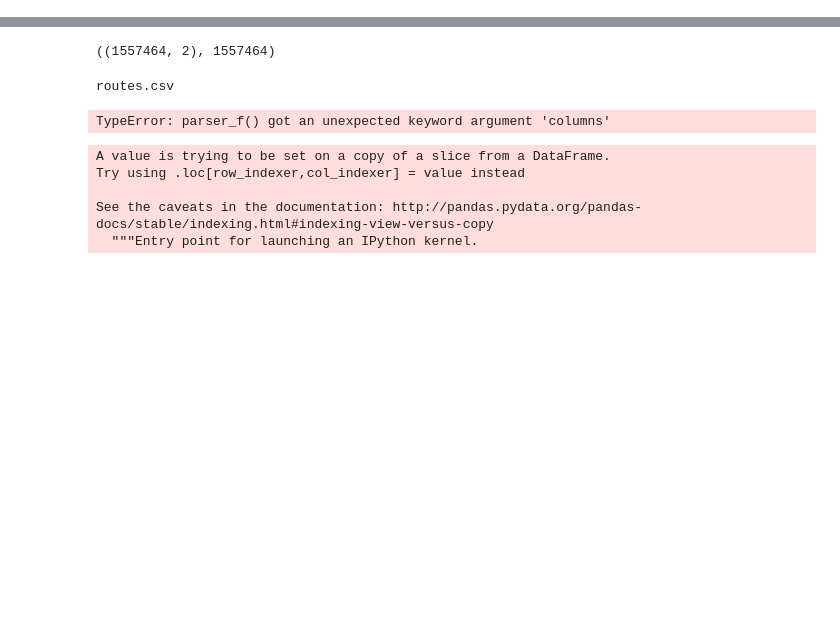
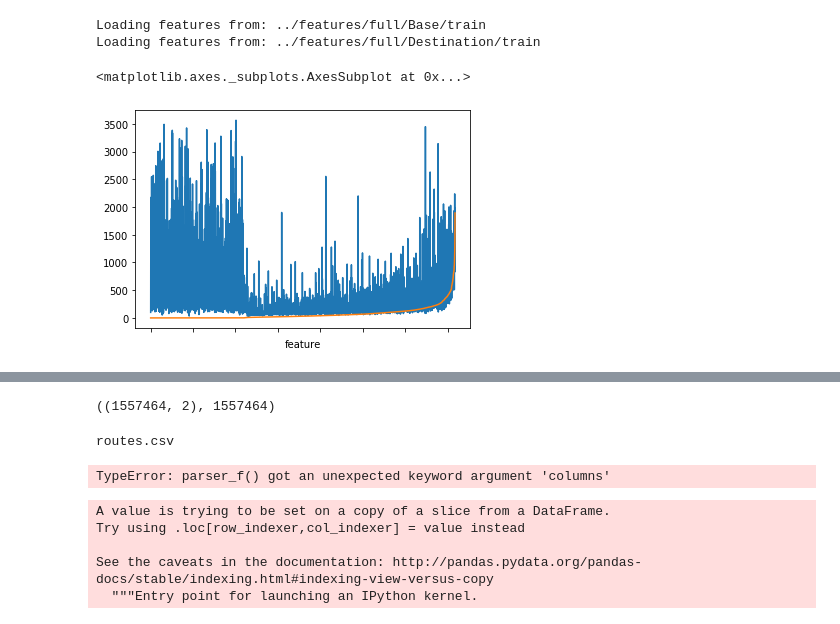
Before and after one commit to bilguunchinzorigEPFL/temtseen, a Jupyter notebook: src/Exploration.ipynb, the cells around one changed output, grey strips where cells are left out. Drawn from its saved outputs; the diff is of its cells as text; code cells hidden in the pictures; blank space fills up the shorter version.

```diff
--- a/src/Exploration.ipynb
+++ b/src/Exploration.ipynb
@@ -4,0 +15,3 @@ import numpy as np
+# %%
+trDiffs=data.calcTimeDelta(tr)
+trDiffs.describe()
@@ -4,0 +28,31 @@ import numpy as np
+# %%
+trX=pd.concat([fg.getFeatures("train") for fg in featureGroups], axis=1)
+trX=trX.loc[trDiffs.index]
+# %% [output]
+Loading features from: ../features/full/Base/train
+Loading features from: ../features/full/Destination/train
+# %%
+def getkeys(X):
+    columns = ["BUSROUTE_ID", "BUSSTOP_ID", "DEST_BUSSTOP_ID"]
+    keys = X[columns[0]].astype(str)
+    for col in columns[1:]:
+        keys += "-" + X[col].astype(str)
+    return keys
+tmp = pd.concat([getkeys(trX), trDiffs], axis=1)
+tmp.columns = ["feature", "time"]
+# %%
+means = tmp.groupby("feature").mean()["time"]
+medians = tmp.groupby("feature").median()["time"]
+stds = tmp.groupby("feature").std()["time"]
+count = tmp.groupby("feature").count()["time"]
+mins = tmp.groupby("feature").min()["time"]
+maxs = tmp.groupby("feature").max()["time"]
+
+stats = pd.concat([means,medians,stds,count,mins,maxs],axis=1)
+stats.columns=["mean","median","std","count","min","max"]
+# %%
+stats.fillna(0).sort_values(["std"])["mean"].plot()
+stats.fillna(0).sort_values(["std"])["std"].plot()
+# %% [output]
+<matplotlib.axes._subplots.AxesSubplot at 0x...>
+[figure, added]
```
Also changed, not shown: parts of 10 cells of this notebook, 12 other files.
